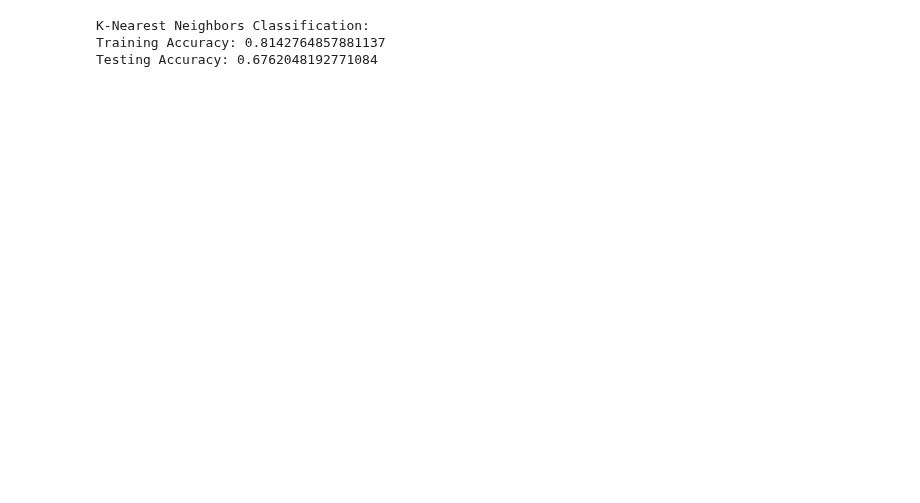
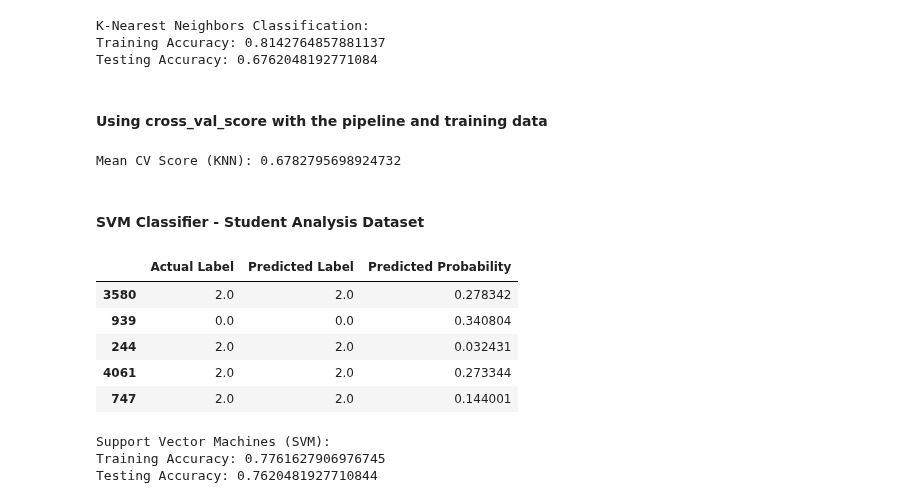
Before and after one commit to aninditadash/Introduction_to_machine_learning, a Jupyter notebook: ML_Examples/Student_Data_analysis.ipynb, the cells around one changed output. Saved outputs shown, nothing was run; the diff lists cells and outputs as text; code cells hidden in the pictures; blank space fills up the shorter version.

Commit message:
Updated student analysis file

```diff
--- a/ML_Examples/Student_Data_analysis.ipynb
+++ b/ML_Examples/Student_Data_analysis.ipynb
@@ -370,3 +404,14 @@ print(f"Testing Accuracy: {testing_accuracy_knn}")
 K-Nearest Neighbors Classification:
 Training Accuracy: 0.8142764857881137
 Testing Accuracy: 0.6762048192771084
+# %% [markdown]
+#### __Using cross_val_score with the pipeline and training data__
+# %%
+kf = KFold(n_splits=10, random_state=42, shuffle=True)
+k_fold_scores = cross_val_score(pipeline_knn, X_train, y_train, cv=kf)
+
+print(f"Mean CV Score (KNN): {np.mean(np.abs(k_fold_scores))}")
+# %% [output]
+Mean CV Score (KNN): 0.6782795698924732
+# %% [markdown]
+#### __SVM Classifier - Student Analysis Dataset__
@@ -372,0 +420,45 @@ Testing Accuracy: 0.6762048192771084
+# %%
+C = 1.0
+
+# Create a pipeline with a standard scaler and an SVM classifier
+pipeline_svm = Pipeline([
+    ('scaler', StandardScaler()),                   # Standardize the data
+    ('svm', SVC(kernel='linear', C=C, probability=True, random_state=42, decision_function_shape='ovr')) # SVM classifier with probability estimates
+])
+
+# Train the pipeline on the training data
+pipeline_svm.fit(X_train, y_train)
+
+# Predict on the training and testing set
+y_pred_train_svm = pipeline_svm.predict(X_train)
+y_pred_test_svm = pipeline_svm.predict(X_test)
+
+# Predict probabilities for the test set
+y_pred_test_prob_svm = pipeline_svm.predict_proba(X_test)[:, 1]
+
+results_df_svm = pd.DataFrame({
+    'Actual Label': y_test,
+    'Predicted Label': y_pred_test_svm,
+    'Predicted Probability': y_pred_test_prob_svm
+})
+
+results_df_svm.tail()
+# %% [output]
+|  | Actual Label | Predicted Label | Predicted Probability |
+| 3580 | 2.0 | 2.0 | 0.278342 |
+| 939 | 0.0 | 0.0 | 0.340804 |
+| 244 | 2.0 | 2.0 | 0.032431 |
+| 4061 | 2.0 | 2.0 | 0.273344 |
+| 747 | 2.0 | 2.0 | 0.144001 |
+# %%
+# Calculate training and testing accuracy
+training_accuracy_svm = accuracy_score(y_train, y_pred_train_svm)
+testing_accuracy_svm = accuracy_score(y_test, y_pred_test_svm)
+
+print("Support Vector Machines (SVM):")
+print(f"Training Accuracy: {training_accuracy_svm}")
+print(f"Testing Accuracy: {testing_accuracy_svm}")
+# %% [output]
+Support Vector Machines (SVM):
+Training Accuracy: 0.7761627906976745
+Testing Accuracy: 0.7620481927710844
```
Also changed, not shown: parts of 9 cells of this notebook.
